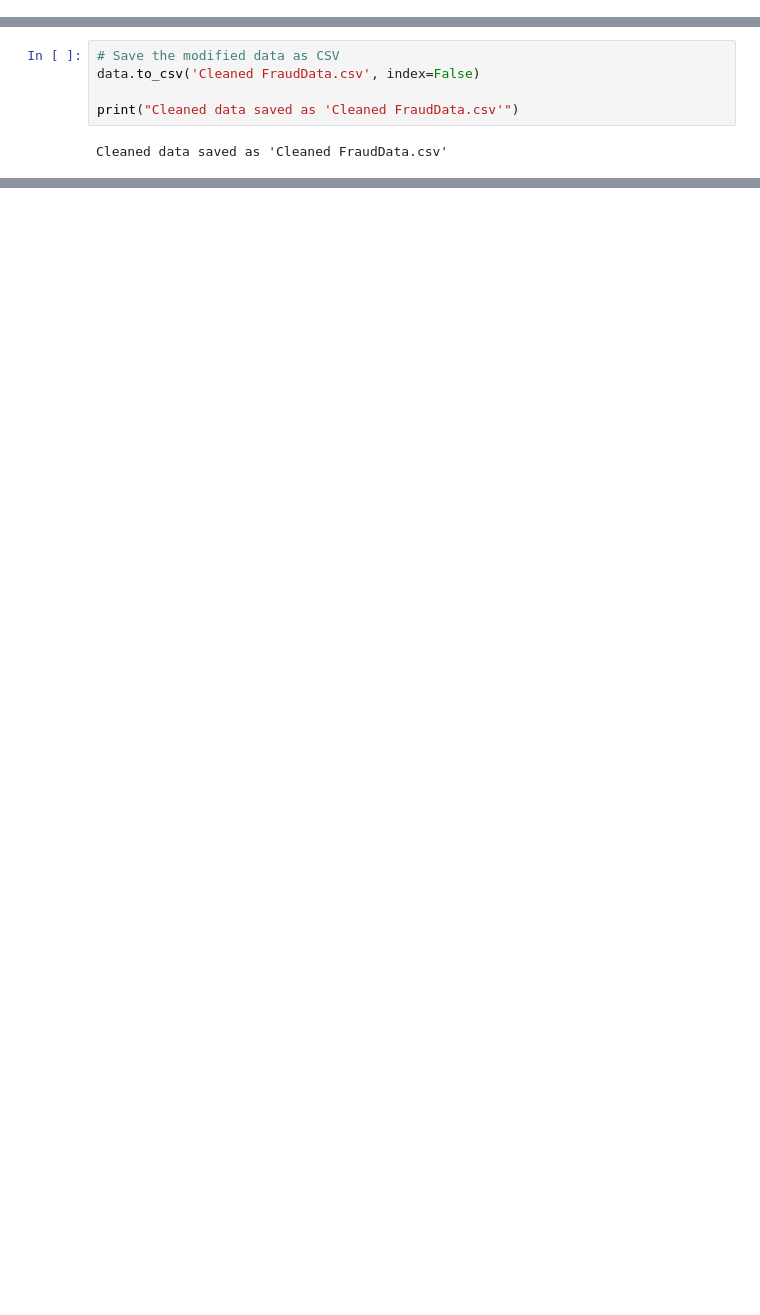
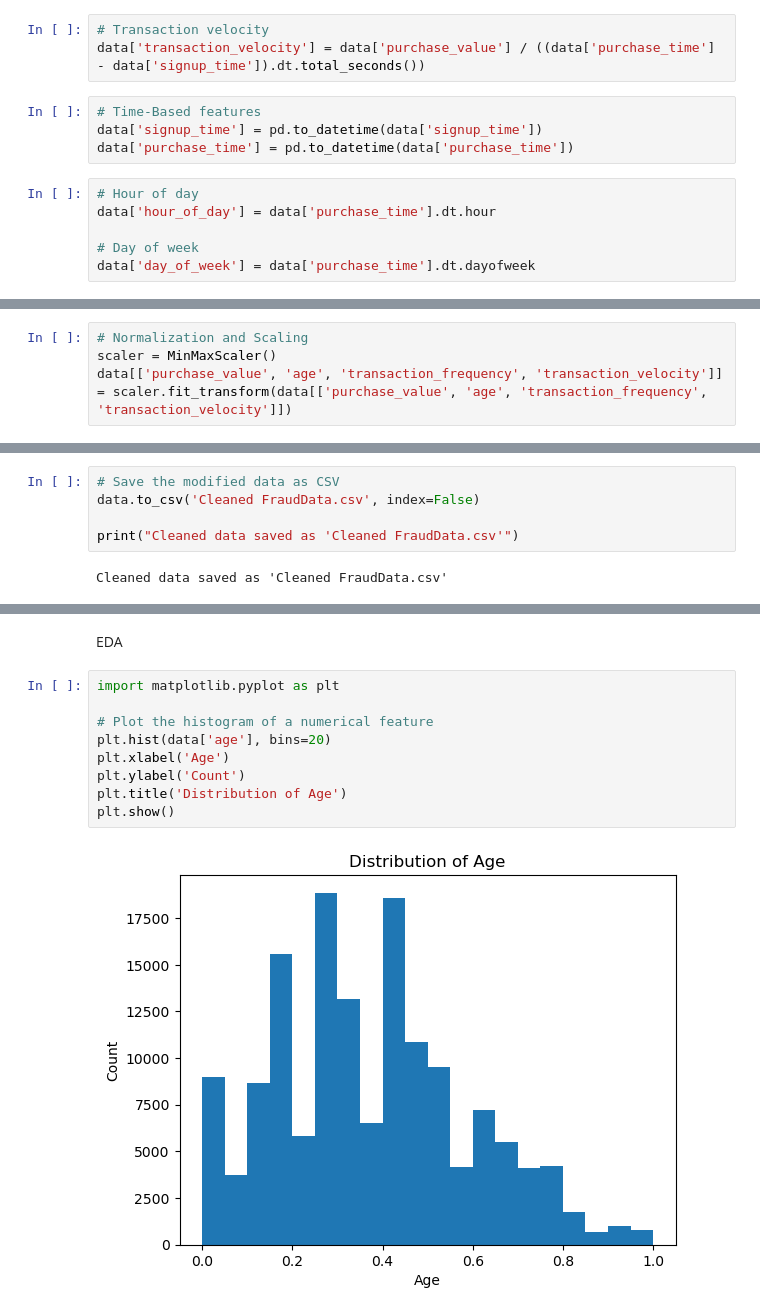
Before and after one commit to jodahe1/Adey-Innovations-Inc, a Jupyter notebook: Fraud_DataCleaning.ipynb, the cells around one changed output, grey strips where cells are left out. Drawn from its saved outputs; the diff is of its cells as text; blank space fills up the shorter version.

```diff
--- a/Fraud_DataCleaning.ipynb
+++ b/Fraud_DataCleaning.ipynb
@@ -68,0 +81,13 @@ data['device_id_info'] = data['device_id'].str[:3]
+# %%
+# Transaction velocity
+data['transaction_velocity'] = data['purchase_value'] / ((data['purchase_time'] - data['signup_time']).dt.total_seconds())
+# %%
+# Time-Based features
+data['signup_time'] = pd.to_datetime(data['signup_time'])
+data['purchase_time'] = pd.to_datetime(data['purchase_time'])
+# %%
+# Hour of day
+data['hour_of_day'] = data['purchase_time'].dt.hour
+
+# Day of week
+data['day_of_week'] = data['purchase_time'].dt.dayofweek
@@ -68,0 +96,4 @@ data['device_id_info'] = data['device_id'].str[:3]
+# %%
+# Normalization and Scaling
+scaler = MinMaxScaler()
+data[['purchase_value', 'age', 'transaction_frequency', 'transaction_velocity']] = scaler.fit_transform(data[['purchase_value', 'age', 'transaction_frequency', 'transaction_velocity']])
@@ -96,0 +125,13 @@ Modified data:
+# %% [markdown]
+EDA
+# %%
+import matplotlib.pyplot as plt
+
+# Plot the histogram of a numerical feature
+plt.hist(data['age'], bins=20)
+plt.xlabel('Age')
+plt.ylabel('Count')
+plt.title('Distribution of Age')
+plt.show()
+# %% [output]
+[figure, added]
```
Also changed, not shown: parts of 17 cells of this notebook.
